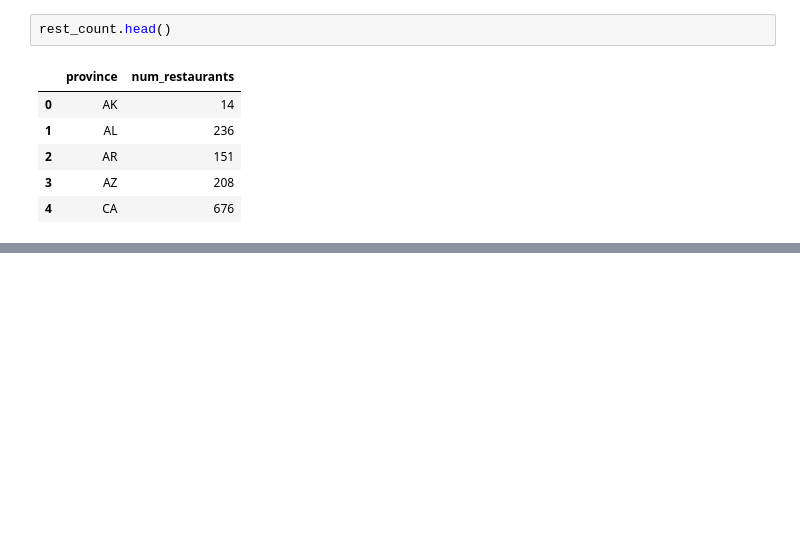
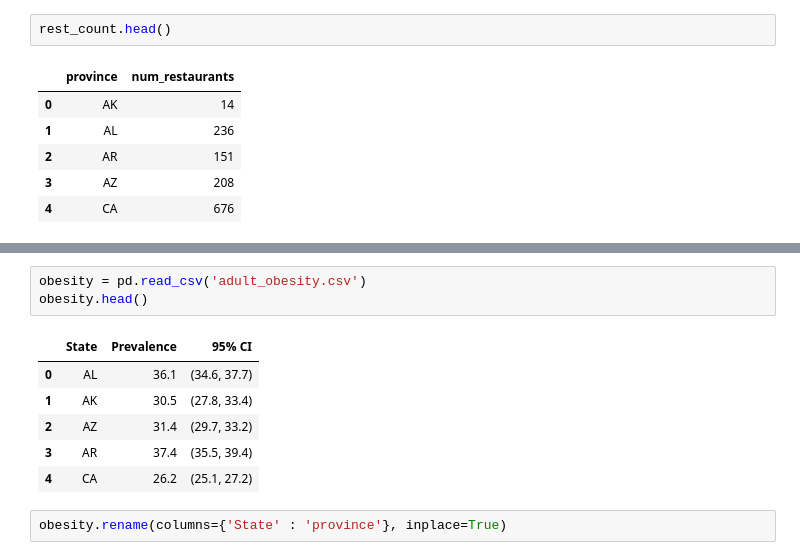
Before and after one commit to kelliwolf17/FInal_Project, a Jupyter notebook: csvs_for_tableau.ipynb, the cells around one changed output, grey strips where cells are left out. Cells and saved outputs as stored; diff of their text form; blank space fills up the shorter version.

```diff
--- a/csvs_for_tableau.ipynb
+++ b/csvs_for_tableau.ipynb
@@ -185,0 +209,12 @@ joined_df.head()
+# %%
+obesity = pd.read_csv('adult_obesity.csv')
+obesity.head()
+# %% [output]
+|  | State | Prevalence | 95% CI |
+| 0 | AL | 36.1 | (34.6, 37.7) |
+| 1 | AK | 30.5 | (27.8, 33.4) |
+| 2 | AZ | 31.4 | (29.7, 33.2) |
+| 3 | AR | 37.4 | (35.5, 39.4) |
+| 4 | CA | 26.2 | (25.1, 27.2) |
+# %%
+obesity.rename(columns={'State' : 'province'}, inplace=True)
```
Also changed, not shown: parts of 20 cells of this notebook, 5 other files.
